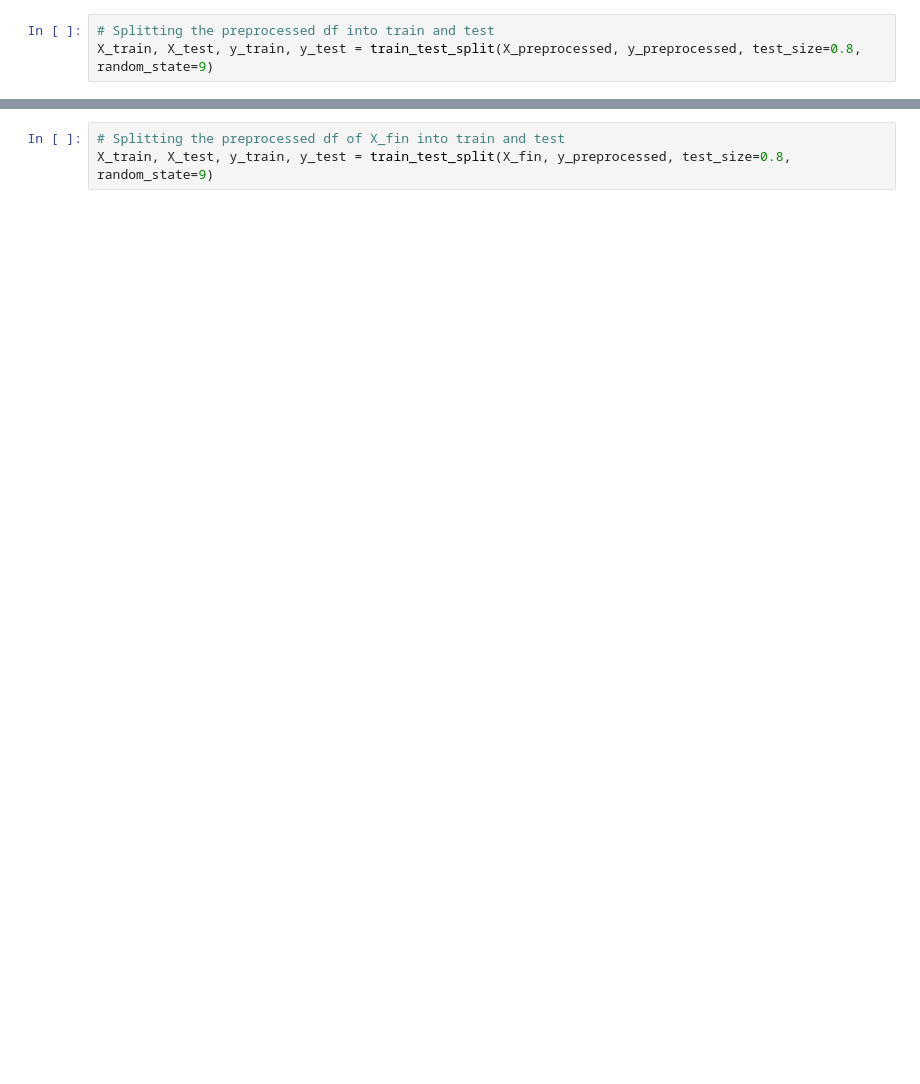
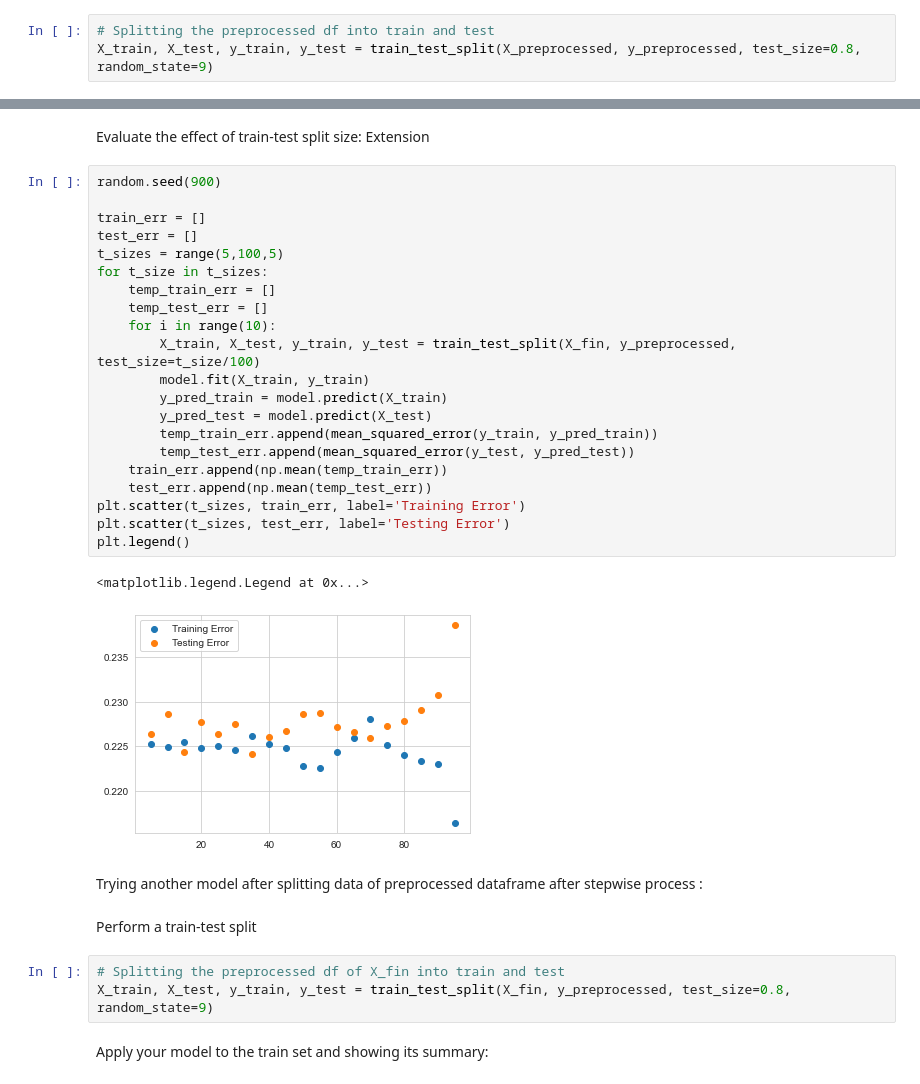
Before and after one commit to faith444/Kings-County-Housing-Prediction-Model, a Jupyter notebook: MLR.ipynb, the cells around one changed output, grey strips where cells are left out. Saved outputs shown, nothing was run; the diff lists cells and outputs as text; blank space fills up the shorter version.

```diff
--- a/MLR.ipynb
+++ b/MLR.ipynb
@@ -533,6 +589,38 @@ R-squared of the test data : 0.706666750947633
+# %% [markdown]
+Evaluate the effect of train-test split size: Extension
+# %%
+random.seed(900)
+
+train_err = []
+test_err = []
+t_sizes = range(5,100,5)
+for t_size in t_sizes:
+    temp_train_err = []
+    temp_test_err = []
+    for i in range(10):
+        X_train, X_test, y_train, y_test = train_test_split(X_fin, y_preprocessed, test_size=t_size/100)
+        model.fit(X_train, y_train)
+        y_pred_train = model.predict(X_train)
+        y_pred_test = model.predict(X_test)
+        temp_train_err.append(mean_squared_error(y_train, y_pred_train))
+        temp_test_err.append(mean_squared_error(y_test, y_pred_test))
+    train_err.append(np.mean(temp_train_err))
+    test_err.append(np.mean(temp_test_err))
+plt.scatter(t_sizes, train_err, label='Training Error')
+plt.scatter(t_sizes, test_err, label='Testing Error')
+plt.legend()
+# %% [output]
+<matplotlib.legend.Legend at 0x...>
+[figure, added]
+# %% [markdown]
+Trying another model after splitting data of preprocessed dataframe after stepwise process :
+# %% [markdown]
+Perform a train-test split
 # %%
 # Splitting the preprocessed df of X_fin into train and test
 X_train, X_test, y_train, y_test = train_test_split(X_fin, y_preprocessed, test_size=0.8, random_state=9)
+# %% [markdown]
+Apply your model to the train set and showing its summary:
 # %%
 # Create a model with the training data
 x_train_with_intercept = sm.add_constant(X_train)
```
Also changed, not shown: parts of 24 cells of this notebook, 1 other file.
